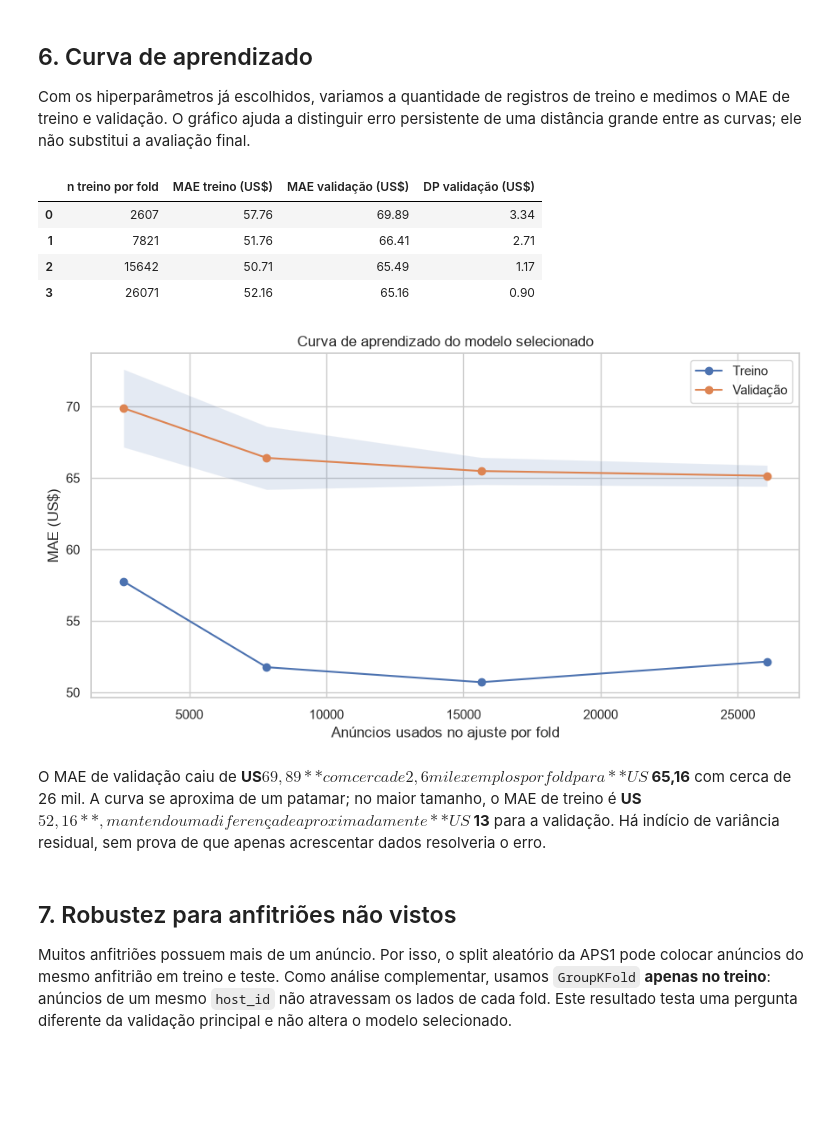
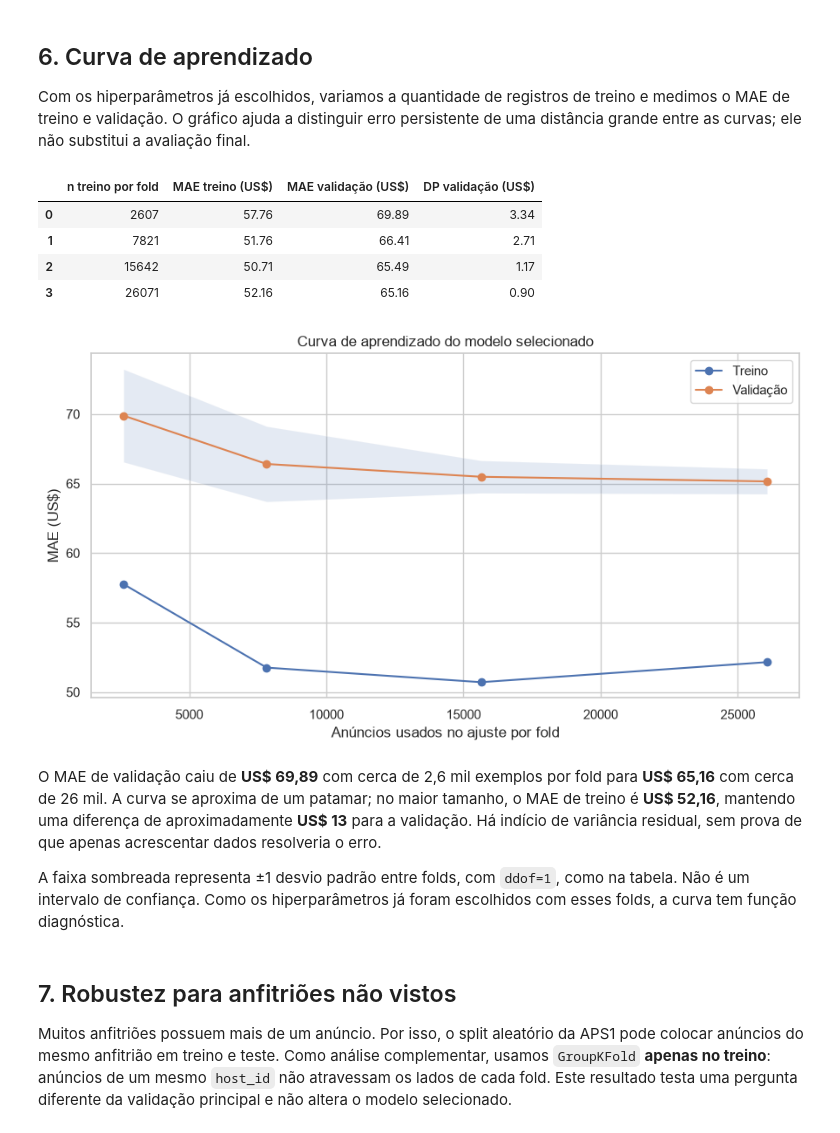
Before and after one commit to djairofilho/aps1-airbnb-eda, a Jupyter notebook: notebooks/APS2_Airbnb_Regressao.ipynb, the cells around one changed output. Drawn from its saved outputs; the diff is of its cells as text; code cells hidden in the pictures; blank space fills up the shorter version.

```diff
--- a/notebooks/APS2_Airbnb_Regressao.ipynb
+++ b/notebooks/APS2_Airbnb_Regressao.ipynb
@@ -312,38 +389,40 @@ sizes, train_scores, validation_scores = learning_curve(
     clone(final_model), X_train, y_train,
     train_sizes=[0.1, 0.3, 0.6, 1.0],
     cv=CV, scoring=SCORING, shuffle=True, random_state=RANDOM_STATE,
     n_jobs=N_JOBS, pre_dispatch=N_JOBS, error_score="raise",
 )
 learning_results = pd.DataFrame({
     "n treino por fold": sizes,
     "MAE treino (US$)": -train_scores.mean(axis=1),
     "MAE validação (US$)": -validation_scores.mean(axis=1),
     "DP validação (US$)": validation_scores.std(axis=1, ddof=1),
 })
 display(learning_results.round(2))
 fig, ax = plt.subplots(figsize=(9, 5))
 ax.plot(sizes, -train_scores.mean(axis=1), marker="o", label="Treino")
 ax.plot(sizes, -validation_scores.mean(axis=1), marker="o", label="Validação")
 ax.fill_between(
     sizes,
-    -validation_scores.mean(axis=1) - validation_scores.std(axis=1),
-    -validation_scores.mean(axis=1) + validation_scores.std(axis=1),
+    -validation_scores.mean(axis=1) - validation_scores.std(axis=1, ddof=1),
+    -validation_scores.mean(axis=1) + validation_scores.std(axis=1, ddof=1),
     alpha=0.15,
 )
 ax.set(title="Curva de aprendizado do modelo selecionado",
        xlabel="Anúncios usados no ajuste por fold", ylabel="MAE (US$)")
 ax.legend()
 plt.tight_layout()
 plt.show()
 # %% [output]
 |  | n treino por fold | MAE treino (US$) | MAE validação (US$) | DP validação (US$) |
 | 0 | 2607 | 57.76 | 69.89 | 3.34 |
 | 1 | 7821 | 51.76 | 66.41 | 2.71 |
 | 2 | 15642 | 50.71 | 65.49 | 1.17 |
 | 3 | 26071 | 52.16 | 65.16 | 0.90 |
-[figure, old version]
+[figure, new version]
 # %% [markdown]
-O MAE de validação caiu de **US$ 69,89** com cerca de 2,6 mil exemplos por fold para **US$ 65,16** com cerca de 26 mil. A curva se aproxima de um patamar; no maior tamanho, o MAE de treino é **US$ 52,16**, mantendo uma diferença de aproximadamente **US$ 13** para a validação. Há indício de variância residual, sem prova de que apenas acrescentar dados resolveria o erro.
+O MAE de validação caiu de **US\$ 69,89** com cerca de 2,6 mil exemplos por fold para **US\$ 65,16** com cerca de 26 mil. A curva se aproxima de um patamar; no maior tamanho, o MAE de treino é **US\$ 52,16**, mantendo uma diferença de aproximadamente **US\$ 13** para a validação. Há indício de variância residual, sem prova de que apenas acrescentar dados resolveria o erro.
+
+A faixa sombreada representa ±1 desvio padrão entre folds, com `ddof=1`, como na tabela. Não é um intervalo de confiança. Como os hiperparâmetros já foram escolhidos com esses folds, a curva tem função diagnóstica.
 # %% [markdown]
 ## 7. Robustez para anfitriões não vistos
 
```
Also changed, not shown: parts of 29 cells of this notebook, 5 other files.
